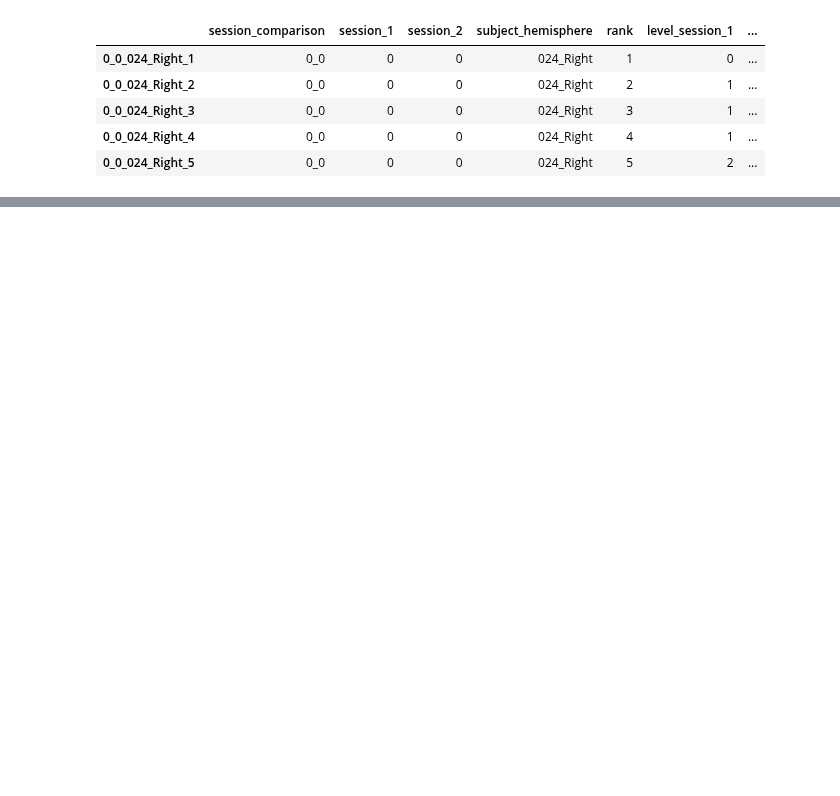
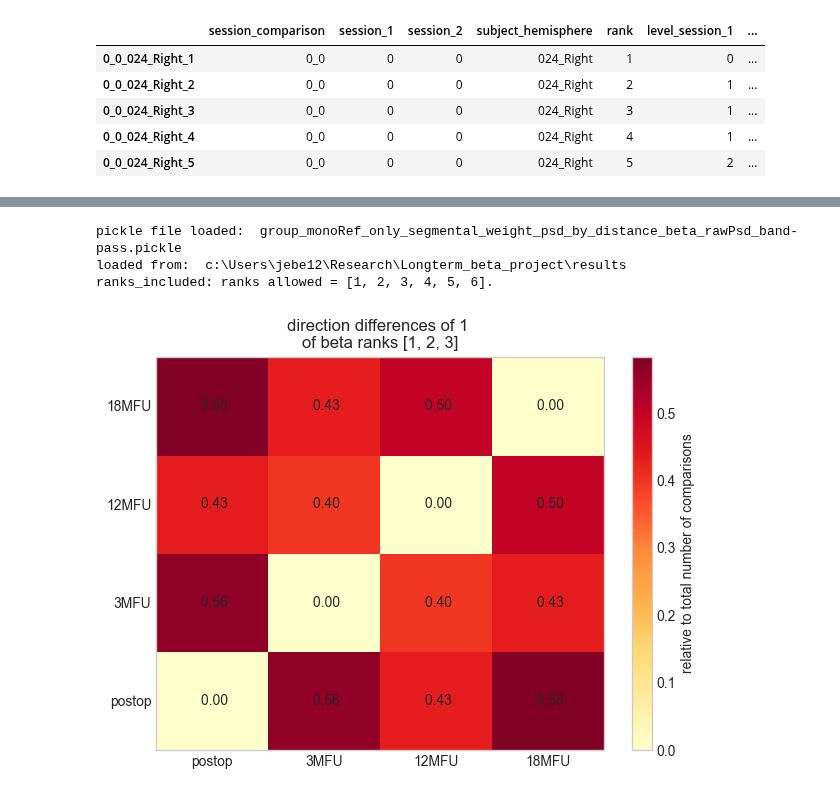
Before and after one commit to JKBehnke/BetaSenSightLongterm, a Jupyter notebook: notebooks/bssu_spatial_distribution.ipynb, the cells around one changed output, grey strips where cells are left out. Cells and saved outputs as stored; diff of their text form; code cells hidden in the pictures; blank space fills up the shorter version.

Commit message:
heatmap for mono rank differences only segments

```diff
--- a/notebooks/bssu_spatial_distribution.ipynb
+++ b/notebooks/bssu_spatial_distribution.ipynb
@@ -1195,0 +1216,15 @@ weightedByCoordinate_Dataframe_copy.head()
+# %%
+mono_rank_only_segm_heatmap = groupMonopol.mono_rank_difference_heatmap(
+    filter_signal = "band-pass",
+    normalization = "rawPsd",
+    freq_band = "beta",
+    ranks_included = [1, 2, 3],
+    difference_to_plot = "1",
+    level_or_direction = "direction",
+    only_segmental = "yes"
+)
+# %% [output]
+pickle file loaded:  group_monoRef_only_segmental_weight_psd_by_distance_beta_rawPsd_band-pass.pickle
+loaded from:  c:\Users\jebe12\Research\Longterm_beta_project\results
+ranks_included: ranks allowed = [1, 2, 3, 4, 5, 6].
+[figure, added]
```
Also changed, not shown: parts of 4 cells of this notebook, 1 other file.
